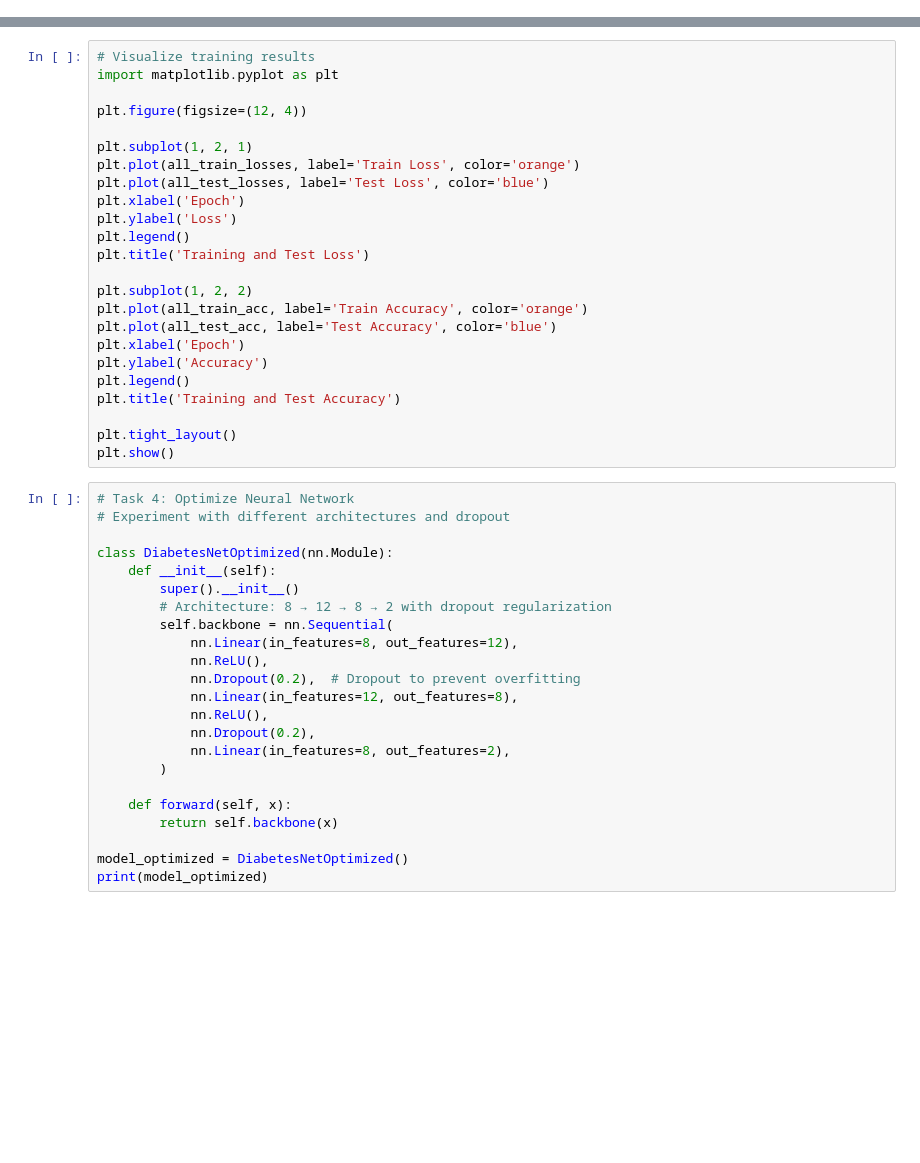
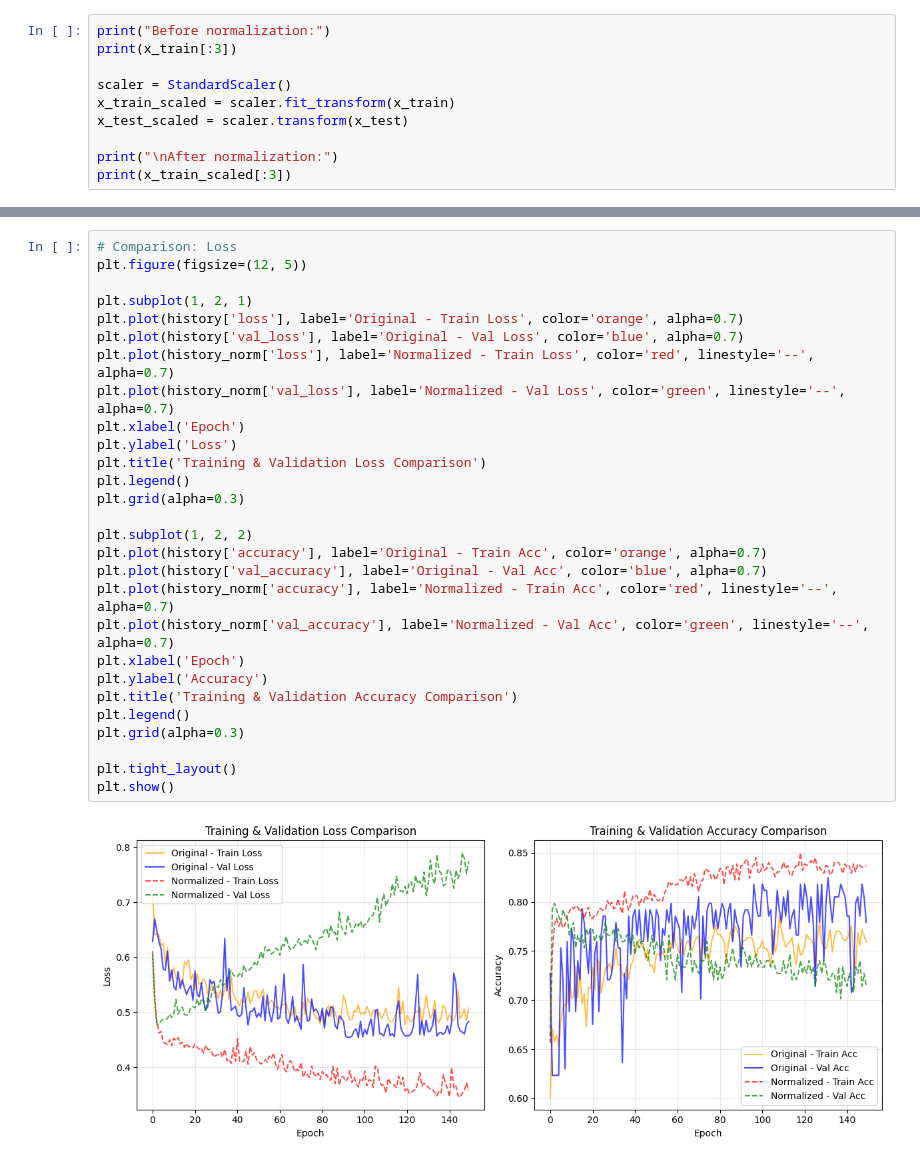
Before and after one commit to martinszuc/fekt-pda, a Jupyter notebook: 07_diabetes_pytorch.ipynb, the cells around one changed output, grey strips where cells are left out. Cells and saved outputs as stored; diff of their text form; blank space fills up the shorter version.

```diff
--- a/07_diabetes_pytorch.ipynb
+++ b/07_diabetes_pytorch.ipynb
@@ -131,0 +174,10 @@ print(f"\nFinal Test Accuracy: {max(all_test_acc)*100:.2f}%")
+# %%
+print("Before normalization:")
+print(x_train[:3])
+
+scaler = StandardScaler()
+x_train_scaled = scaler.fit_transform(x_train)
+x_test_scaled = scaler.transform(x_test)
+
+print("\nAfter normalization:")
+print(x_train_scaled[:3])
@@ -132,47 +275,30 @@ print(f"\nFinal Test Accuracy: {max(all_test_acc)*100:.2f}%")
 # %%
-# Visualize training results
-import matplotlib.pyplot as plt
-
-plt.figure(figsize=(12, 4))
+# Comparison: Loss
+plt.figure(figsize=(12, 5))
 
 plt.subplot(1, 2, 1)
-plt.plot(all_train_losses, label='Train Loss', color='orange')
-plt.plot(all_test_losses, label='Test Loss', color='blue')
+plt.plot(history['loss'], label='Original - Train Loss', color='orange', alpha=0.7)
+plt.plot(history['val_loss'], label='Original - Val Loss', color='blue', alpha=0.7)
+plt.plot(history_norm['loss'], label='Normalized - Train Loss', color='red', linestyle='--', alpha=0.7)
+plt.plot(history_norm['val_loss'], label='Normalized - Val Loss', color='green', linestyle='--', alpha=0.7)
 plt.xlabel('Epoch')
 plt.ylabel('Loss')
+plt.title('Training & Validation Loss Comparison')
 plt.legend()
-plt.title('Training and Test Loss')
+plt.grid(alpha=0.3)
 
 plt.subplot(1, 2, 2)
-plt.plot(all_train_acc, label='Train Accuracy', color='orange')
-plt.plot(all_test_acc, label='Test Accuracy', color='blue')
+plt.plot(history['accuracy'], label='Original - Train Acc', color='orange', alpha=0.7)
+plt.plot(history['val_accuracy'], label='Original - Val Acc', color='blue', alpha=0.7)
+plt.plot(history_norm['accuracy'], label='Normalized - Train Acc', color='red', linestyle='--', alpha=0.7)
+plt.plot(history_norm['val_accuracy'], label='Normalized - Val Acc', color='green', linestyle='--', alpha=0.7)
 plt.xlabel('Epoch')
 plt.ylabel('Accuracy')
+plt.title('Training & Validation Accuracy Comparison')
 plt.legend()
-plt.title('Training and Test Accuracy')
+plt.grid(alpha=0.3)
 
 plt.tight_layout()
 plt.show()
+# %% [output]
+[figure, added]
-# %%
-# Task 4: Optimize Neural Network
-# Experiment with different architectures and dropout
-
-class DiabetesNetOptimized(nn.Module):
-    def __init__(self):
-        super().__init__()
-        # Architecture: 8 → 12 → 8 → 2 with dropout regularization
-        self.backbone = nn.Sequential(
-            nn.Linear(in_features=8, out_features=12),
-            nn.ReLU(),
-            nn.Dropout(0.2),  # Dropout to prevent overfitting
-            nn.Linear(in_features=12, out_features=8),
-            nn.ReLU(),
-            nn.Dropout(0.2),
-            nn.Linear(in_features=8, out_features=2),
-        )
-
-    def forward(self, x):
-        return self.backbone(x)
-
-model_optimized = DiabetesNetOptimized()
-print(model_optimized)
```
Also changed, not shown: parts of 20 cells of this notebook, 3 other files.
